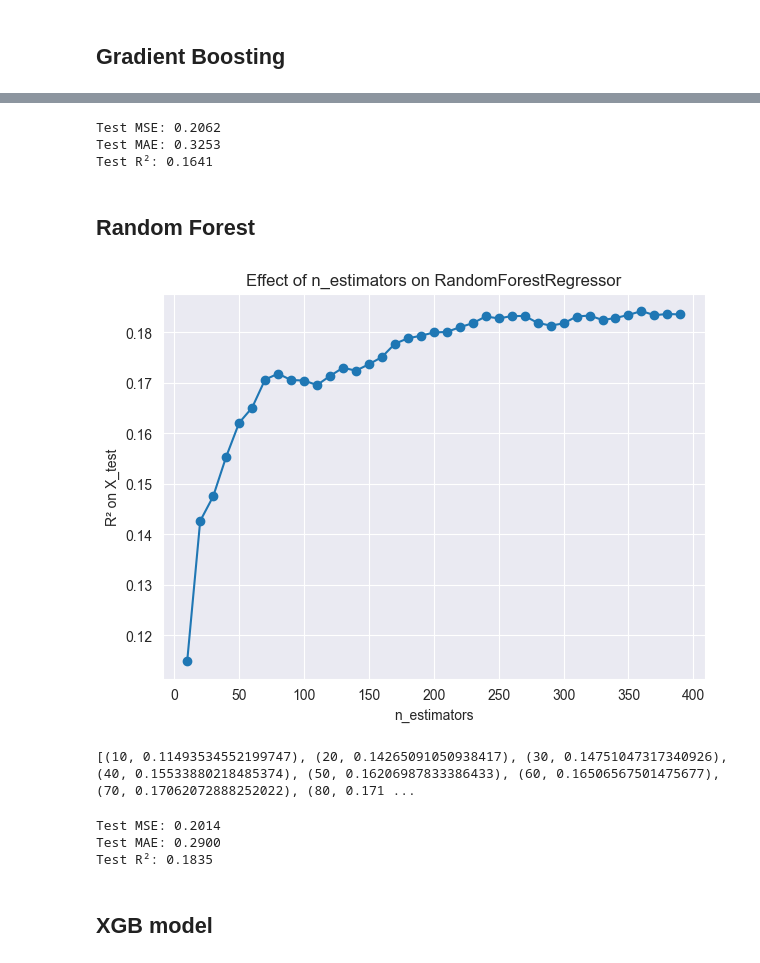
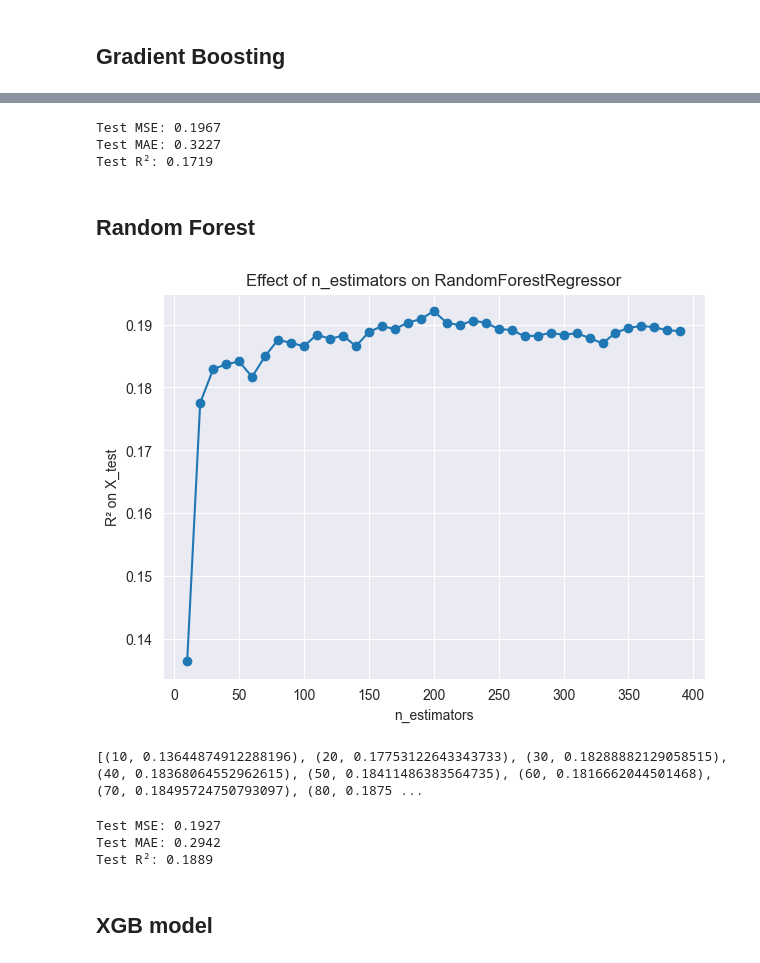
Before and after one commit to ysif9/app-rating-competition, a Jupyter notebook: Attempt3.ipynb, the cells around one changed output, grey strips where cells are left out. Drawn from its saved outputs; the diff is of its cells as text; code cells hidden in the pictures.

```diff
--- a/Attempt3.ipynb
+++ b/Attempt3.ipynb
@@ -249,22 +224,20 @@ best_pipeline = random_search.best_estimator_
 best_pipeline.fit(X_train, y_train)
 
 # Predict on test set
-y_pred = best_pipeline.predict(X_test_set)
+y_pred = best_pipeline.predict(X_test)
 
-mse = mean_squared_error(y_test_set, y_pred)
-mae = mean_absolute_error(y_test_set, y_pred)
-r2 = r2_score(y_test_set, y_pred)
+mse = mean_squared_error(y_test, y_pred)
+mae = mean_absolute_error(y_test, y_pred)
+r2 = r2_score(y_test, y_pred)
 
 # Output
 print(f"Test MSE: {mse:.4f}")
 print(f"Test MAE: {mae:.4f}")
 print(f"Test R²: {r2:.4f}")
-# print(f"Test RMSE: {rmse(y_test_set, y_pred):.4f}")
-#
 # %% [output]
-Test MSE: 0.2062
-Test MAE: 0.3253
-Test R²: 0.1641
+Test MSE: 0.1967
+Test MAE: 0.3227
+Test R²: 0.1719
 # %% [markdown]
 ## Random Forest
 # %%
@@ -272,61 +245,54 @@ import numpy as np
 import matplotlib.pyplot as plt
 from sklearn.ensemble import RandomForestRegressor
 from sklearn.pipeline import Pipeline
 
 # 1) Build a Pipeline with your existing preprocessor + RF
 rf_pipe = Pipeline([
     ("preprocessing", column_transform),
     ("regressor", RandomForestRegressor(random_state=42, n_jobs=-1))
 ])
 
 # 2) Sweep over n_estimators exactly as you did
 estimators = np.arange(10, 400, 10)
 scores = []
 
 for n in estimators:
     rf_pipe.set_params(regressor__n_estimators=n)
     rf_pipe.fit(X_train, y_train)
-    scores.append(rf_pipe.score(X_test_set, y_test_set))
+    scores.append(rf_pipe.score(X_test, y_test))
 
 # 3) Plot the effect
 plt.figure(figsize=(7, 5))
 plt.plot(estimators, scores, marker="o")
 plt.title("Effect of n_estimators on RandomForestRegressor")
 plt.xlabel("n_estimators")
 plt.ylabel("R² on X_test")
 plt.show()
 
 # 4) Inspect the raw numbers
 results = list(zip(estimators, scores))
 print(results)
 # %% [output]
-[figure, old version]
+[figure, new version]
-[(10, 0.11493534552199747), (20, 0.14265091050938417), (30, 0.14751047317340926), (40, 0.15533880218485374), (50, 0.16206987833386433), (60, 0.16506567501475677), (70, 0.17062072888252022), (80, 0.171 ...
+[(10, 0.13644874912288196), (20, 0.17753122643343733), (30, 0.18288882129058515), (40, 0.18368064552962615), (50, 0.18411486383564735), (60, 0.1816662044501468), (70, 0.18495724750793097), (80, 0.1875 ...
 # %%
 from sklearn.metrics import mean_absolute_error, r2_score
 
-# rf_pipe = random_search.best_estimator_
+# Predict on test set
+y_pred = rf_pipe.predict(X_test)
 
-# # Fit on training set
-# rf_pipe.fit(X_train, y_train)
-
-# Predict on test set
-y_pred = rf_pipe.predict(X_test_set)
-
-mse = mean_squared_error(y_test_set, y_pred)
-mae = mean_absolute_error(y_test_set, y_pred)
-r2 = r2_score(y_test_set, y_pred)
+mse = mean_squared_error(y_test, y_pred)
+mae = mean_absolute_error(y_test, y_pred)
+r2 = r2_score(y_test, y_pred)
 
 # Output
 print(f"Test MSE: {mse:.4f}")
 print(f"Test MAE: {mae:.4f}")
 print(f"Test R²: {r2:.4f}")
-# print(f"Test RMSE: {rmse(y_test_set, y_pred):.4f}")
-#
 # %% [output]
-Test MSE: 0.2014
-Test MAE: 0.2900
-Test R²: 0.1835
+Test MSE: 0.1927
+Test MAE: 0.2942
+Test R²: 0.1889
 # %% [markdown]
 ## XGB model
 # %%
```
Also changed, not shown: parts of 24 cells of this notebook, 2 other files.
